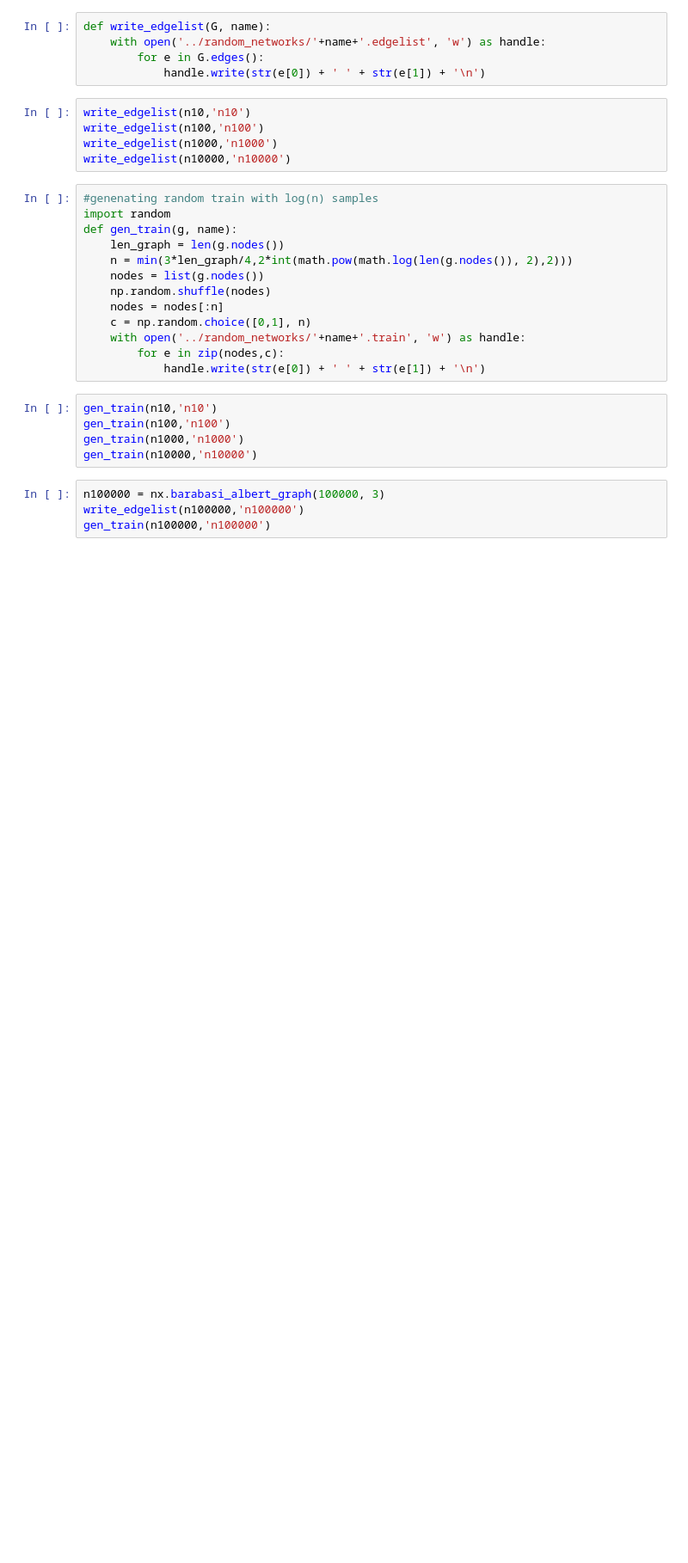
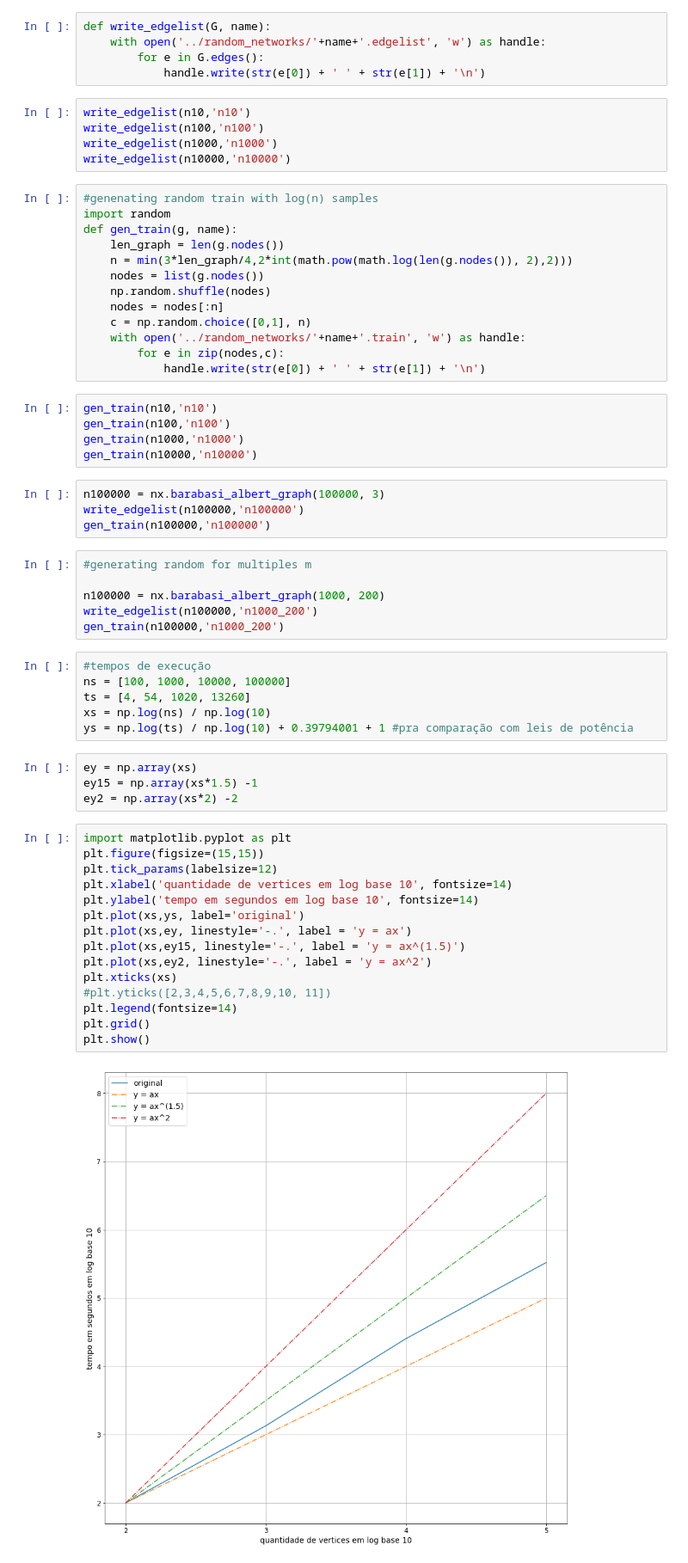
Before and after one commit to caiocrr/RealRank, a Jupyter notebook: Notebooks/Generating random networks.ipynb, the cells around one changed output. Shown at 86% size. Saved outputs shown, nothing was run; the diff lists cells and outputs as text; blank space fills up the shorter version.

```diff
--- a/Notebooks/Generating random networks.ipynb
+++ b/Notebooks/Generating random networks.ipynb
@@ -39,3 +39,36 @@ gen_train(n10000,'n10000')
 n100000 = nx.barabasi_albert_graph(100000, 3)
 write_edgelist(n100000,'n100000')
 gen_train(n100000,'n100000')
+# %%
+#generating random for multiples m
+
+n100000 = nx.barabasi_albert_graph(1000, 200)
+write_edgelist(n100000,'n1000_200')
+gen_train(n100000,'n1000_200')
+# %%
+#tempos de execução
+ns = [100, 1000, 10000, 100000]
+ts = [4, 54, 1020, 13260]
+xs = np.log(ns) / np.log(10)
+ys = np.log(ts) / np.log(10) + 0.39794001 + 1 #pra comparação com leis de potência
+# %%
+ey = np.array(xs)
+ey15 = np.array(xs*1.5) -1
+ey2 = np.array(xs*2) -2
+# %%
+import matplotlib.pyplot as plt
+plt.figure(figsize=(15,15))
+plt.tick_params(labelsize=12)
+plt.xlabel('quantidade de vertices em log base 10', fontsize=14)
+plt.ylabel('tempo em segundos em log base 10', fontsize=14)
+plt.plot(xs,ys, label='original')
+plt.plot(xs,ey, linestyle='-.', label = 'y = ax')
+plt.plot(xs,ey15, linestyle='-.', label = 'y = ax^(1.5)')
+plt.plot(xs,ey2, linestyle='-.', label = 'y = ax^2')
+plt.xticks(xs)
+#plt.yticks([2,3,4,5,6,7,8,9,10, 11])
+plt.legend(fontsize=14)
+plt.grid()
+plt.show()
+# %% [output]
+[figure, added]
```
Also changed, not shown: parts of 4 cells of this notebook, 19 other files.
